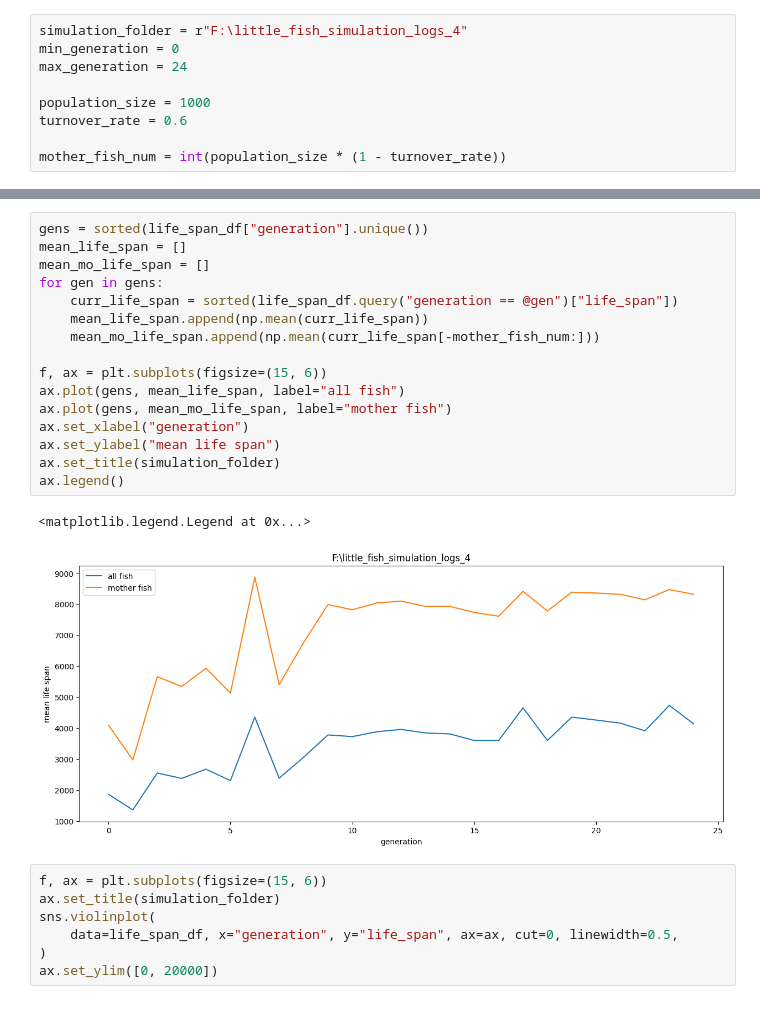
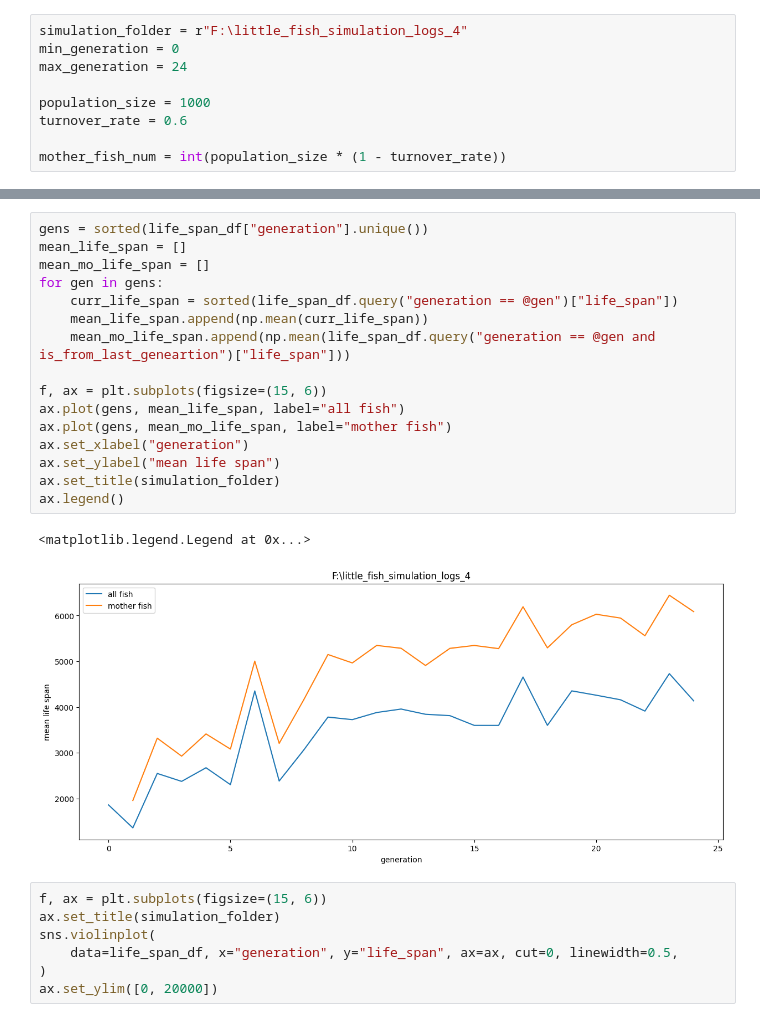
Before and after one commit to zhuangjun1981/littlefish, a Jupyter notebook: littlefish/scripts/for_visualization/020_evolution_life_spans_sim_4.ipynb, the cells around one changed output, grey strips where cells are left out. Cells and saved outputs as stored; diff of their text form.

Commit message:
Better mother fish detection

```diff
--- a/littlefish/scripts/for_visualization/010_evolution_life_spans_sim_4.ipynb
+++ b/littlefish/scripts/for_visualization/020_evolution_life_spans_sim_4.ipynb
@@ -55,22 +55,22 @@ life_span_df
 # %%
 gens = sorted(life_span_df["generation"].unique())
 mean_life_span = []
 mean_mo_life_span = []
 for gen in gens:
     curr_life_span = sorted(life_span_df.query("generation == @gen")["life_span"])
     mean_life_span.append(np.mean(curr_life_span))
-    mean_mo_life_span.append(np.mean(curr_life_span[-mother_fish_num:]))
+    mean_mo_life_span.append(np.mean(life_span_df.query("generation == @gen and is_from_last_geneartion")["life_span"]))
 
 f, ax = plt.subplots(figsize=(15, 6))
 ax.plot(gens, mean_life_span, label="all fish")
 ax.plot(gens, mean_mo_life_span, label="mother fish")
 ax.set_xlabel("generation")
 ax.set_ylabel("mean life span")
 ax.set_title(simulation_folder)
 ax.legend()
 # %% [output]
 <matplotlib.legend.Legend at 0x...>
-[figure, old version]
+[figure, new version]
 # %%
 f, ax = plt.subplots(figsize=(15, 6))
 ax.set_title(simulation_folder)
```
Also changed, not shown: parts of 1 cell of this notebook, 3 other files.
